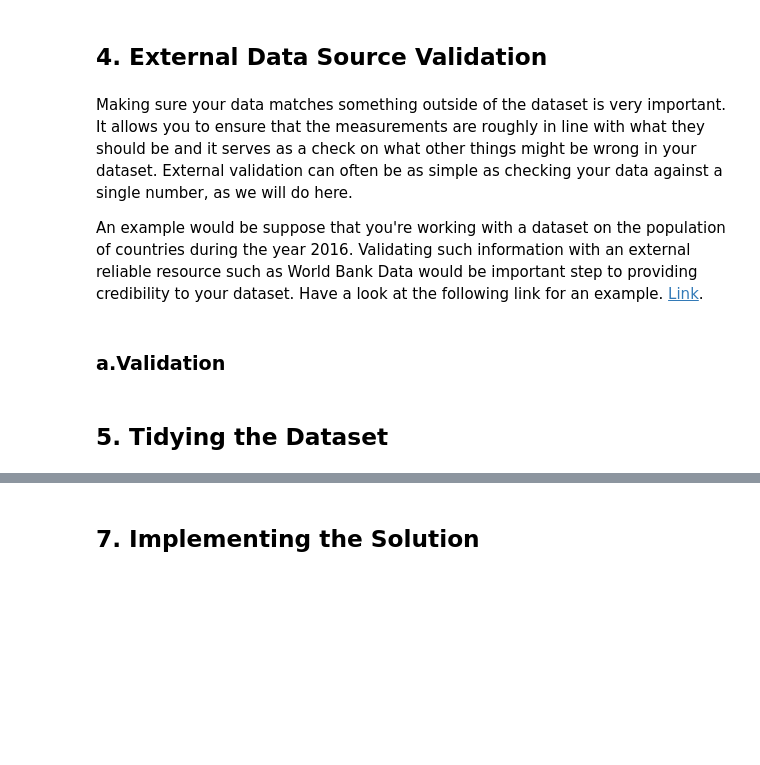
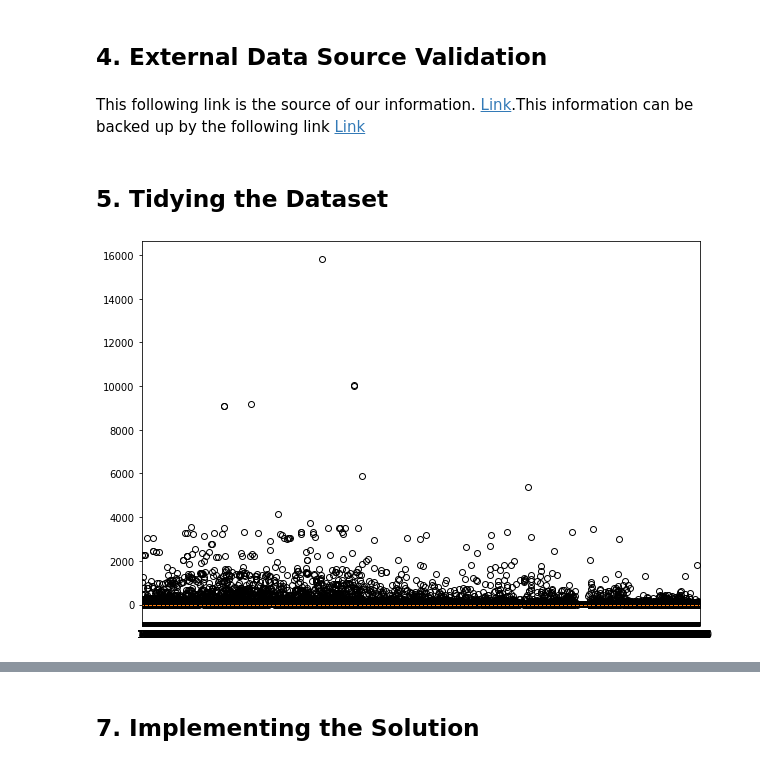
Before and after one commit to BrianMoringa/Core-week-9-IP-Submission, a Jupyter notebook: Notebook2_Core_module_II_Week_9_Brian_Onchweri.ipynb, the cells around one changed output, grey strips where cells are left out. Cells and saved outputs as stored; diff of their text form; code cells hidden in the pictures; blank space fills up the shorter version.

```diff
--- a/Notebook2_Core_module_II_Week_9_Brian_Onchweri.ipynb
+++ b/Notebook2_Core_module_II_Week_9_Brian_Onchweri.ipynb
@@ -52,9 +27,5 @@ file.close()
 # %%
 import pandas as pd
 # reading csv files
-data =  pd.read_csv('file.data', sep=",")
-print(data)
-
-# reading tsv files
-data = pd.read_csv('otherfile.data', sep="\t")
-print(data)
+df1 =  pd.read_csv('/content/spambase.data', sep=",")
+df1.head()
@@ -77,10 +136,6 @@ print(data)
 # %% [markdown]
 ## 4. External Data Source Validation
-# %% [markdown]
-Making sure your data matches something outside of the dataset is very important. It allows you to ensure that the measurements are roughly in line with what they should be and it serves as a check on what other things might be wrong in your dataset. External validation can often be as simple as checking your data against a single number, as we will do here.
-
-An example would be suppose that you're working with a dataset on the population of countries during the year 2016. Validating such information with an external reliable resource such as World Bank Data would be important step to providing credibility to your dataset. Have a look at the following link for an example. [Link](https://rstudio-pubs-static.s3.amazonaws.com/182250_19977d0c5c06403fbad1e653850fc7c6.html).
-# %% [markdown]
-### a.Validation
+# %% [markdown]
+This  following link is the source of our information. [Link](https://archive.ics.uci.edu/ml/datasets/Spambase).This information can be backed up by the following link [Link](https://datahub.io/machine-learning/spambase)
 # %% [markdown]
 ## 5. Tidying the Dataset
@@ -93 +142,9 @@ An example would be suppose that you're working with a dataset on the population
+# %%
+# Checking for Outliers
+#
+fig = plt.figure(figsize =(10, 7))
+bp = plt.boxplot(df1)
+plt.show()
+# %% [output]
+[figure, added]
 # %%
```
Also changed, not shown: parts of 50 cells of this notebook.
